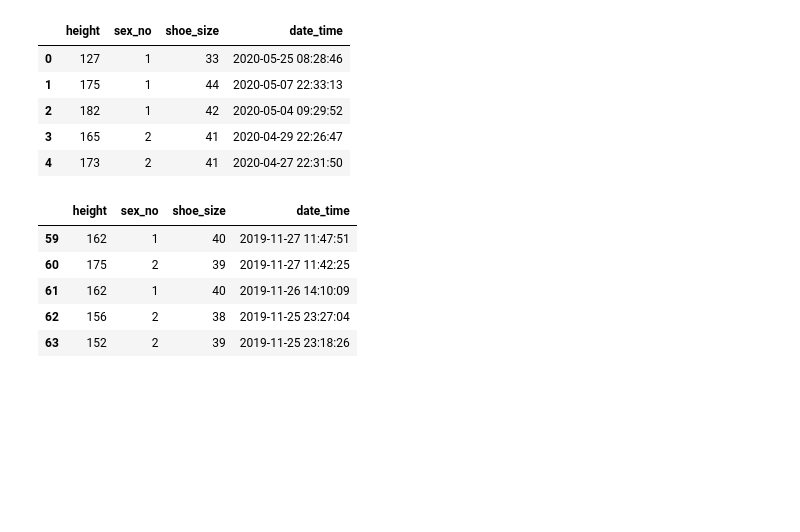
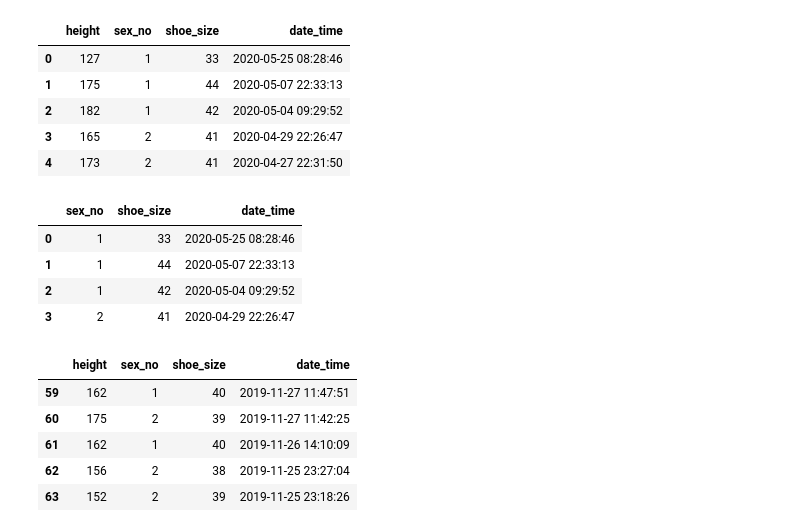
Before and after one commit to samsonafo/Introduction_to_Python, a Jupyter notebook: Introduction to Data Processing.ipynb, the cells around one changed output. Saved outputs shown, nothing was run; the diff lists cells and outputs as text; code cells hidden in the pictures; blank space fills up the shorter version.

```diff
--- a/Introduction to Data Processing.ipynb
+++ b/Introduction to Data Processing.ipynb
@@ -112,6 +112,14 @@ df.head()    #head shows the first 5 rows of the dataframe
 | 2 | 182 | 1 | 42 | 2020-05-04 09:29:52 |
 | 3 | 165 | 2 | 41 | 2020-04-29 22:26:47 |
 | 4 | 173 | 2 | 41 | 2020-04-27 22:31:50 |
+# %%
+df.loc[0:3,['sex_no','shoe_size','date_time']]
+# %% [output]
+|  | sex_no | shoe_size | date_time |
+| 0 | 1 | 33 | 2020-05-25 08:28:46 |
+| 1 | 1 | 44 | 2020-05-07 22:33:13 |
+| 2 | 1 | 42 | 2020-05-04 09:29:52 |
+| 3 | 2 | 41 | 2020-04-29 22:26:47 |
 # %%
 df.tail()     #shows the last 5 rows of the dataframe
 # %% [output]
```
Also changed, not shown: parts of 21 cells of this notebook, 8 other files.
